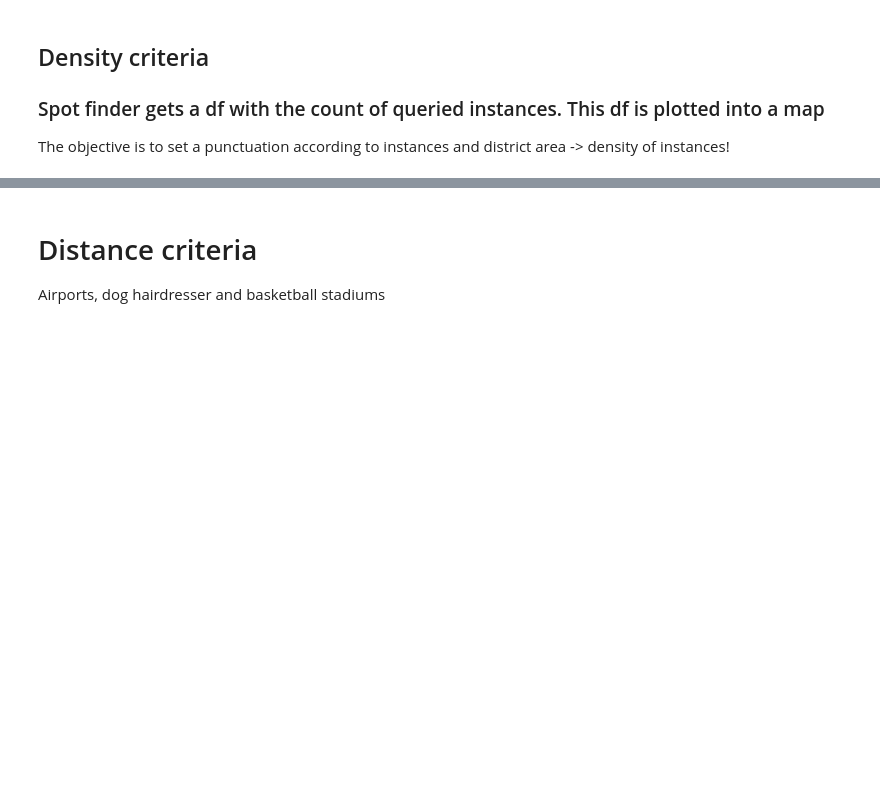
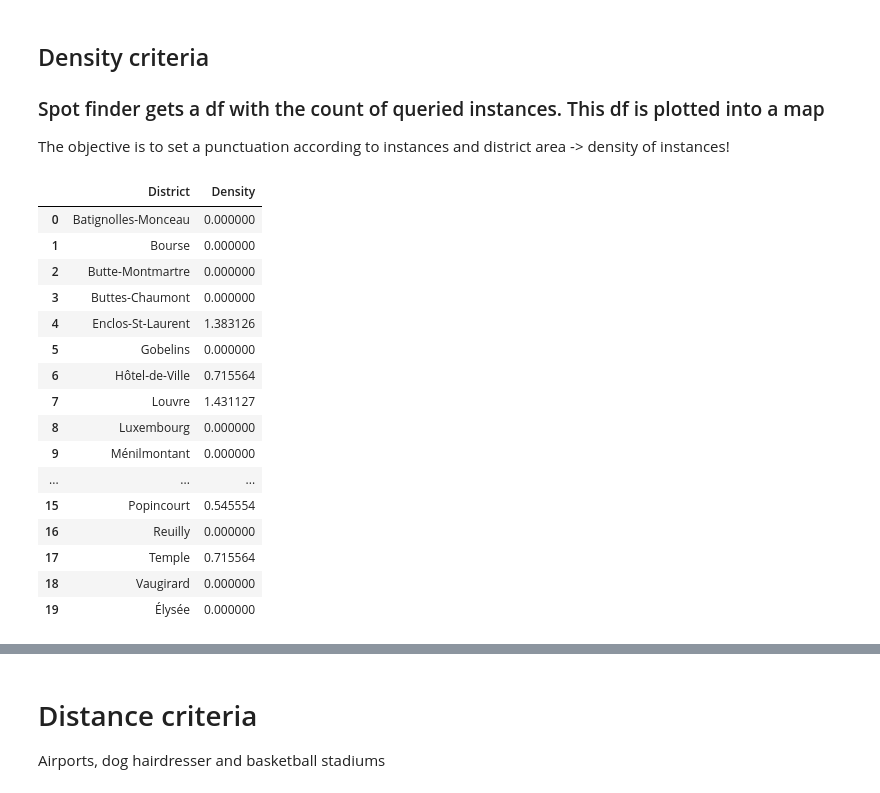
Before and after one commit to gerardrius/Gerard-Project-III, a Jupyter notebook: paris_geoqueries.ipynb, the cells around one changed output, grey strips where cells are left out. Drawn from its saved outputs; the diff is of its cells as text; code cells hidden in the pictures; blank space fills up the shorter version.

```diff
--- a/paris_geoqueries.ipynb
+++ b/paris_geoqueries.ipynb
@@ -111,6 +112,13 @@ paris_map
 WILL PROVIDE SOME COORDINATES THAT WILL HAVE TO BE PASSED TO DISTRICT CHECKER!
 # %%
 def foursquare_query (query, place, limit=10):
+    '''
+    Function that makes 4square queries
+    It takes the query, e.g. Starbucks, Airports, Dog hairdressers, etc., the reference point (Paris), and a
+    limit of results.
+    Returns a single-column dataframe with shapely Points, the coordinates of each establishment or instance.
+    '''
+    # url for the API query
     url = f"https://api.foursquare.com/v3/places/search?query={query}&near={place}&limit={limit}"
 
     headers = {
@@ -126,10 +134,12 @@ def foursquare_query (query, place, limit=10):
     response[0]['geocodes']['main']['latitude']
     response[0]['geocodes']['main']['longitude']
 
+    # we append Point tupples with lon, lat coordinates to the request_points list:
     request_points = []
     for i in range(len(response)):
         request_points.append(Point(response[i]['geocodes']['main']['longitude'], response[i]['geocodes']['main']['latitude']))
 
+    # creation of dataframe with the actual shapely Point coordinates
     d = {'Coordinates': request_points, 'Name': response[i]['name'], 'Type': response[i]['categories'][0]['name']}
     df = pd.DataFrame(data=d)
     return df
@@ -195,6 +205,27 @@ def spot_finder (df): # accepts as much df as variables of interest for the new
         count_df.loc[i, 'Density'] = count_df.loc[i, 'Density'] / area_info.iloc[i]['Area']
 
     return count_df
+# %%
+vvvv = spot_finder(vegan_restaurants)
+vvvv
+# %% [output]
+|  | District | Density |
+| 0 | Batignolles-Monceau | 0.000000 |
+| 1 | Bourse | 0.000000 |
+| 2 | Butte-Montmartre | 0.000000 |
+| 3 | Buttes-Chaumont | 0.000000 |
+| 4 | Enclos-St-Laurent | 1.383126 |
+| 5 | Gobelins | 0.000000 |
+| 6 | Hôtel-de-Ville | 0.715564 |
+| 7 | Louvre | 1.431127 |
+| 8 | Luxembourg | 0.000000 |
+| 9 | Ménilmontant | 0.000000 |
+| ... | ... | ... |
+| 15 | Popincourt | 0.545554 |
+| 16 | Reuilly | 0.000000 |
+| 17 | Temple | 0.715564 |
+| 18 | Vaugirard | 0.000000 |
+| 19 | Élysée | 0.000000 |
 # %%
 # Feature geojson is the one used to plot
 def district_distribution (count_df):
```
Also changed, not shown: parts of 1 cell of this notebook, 3 other files.
